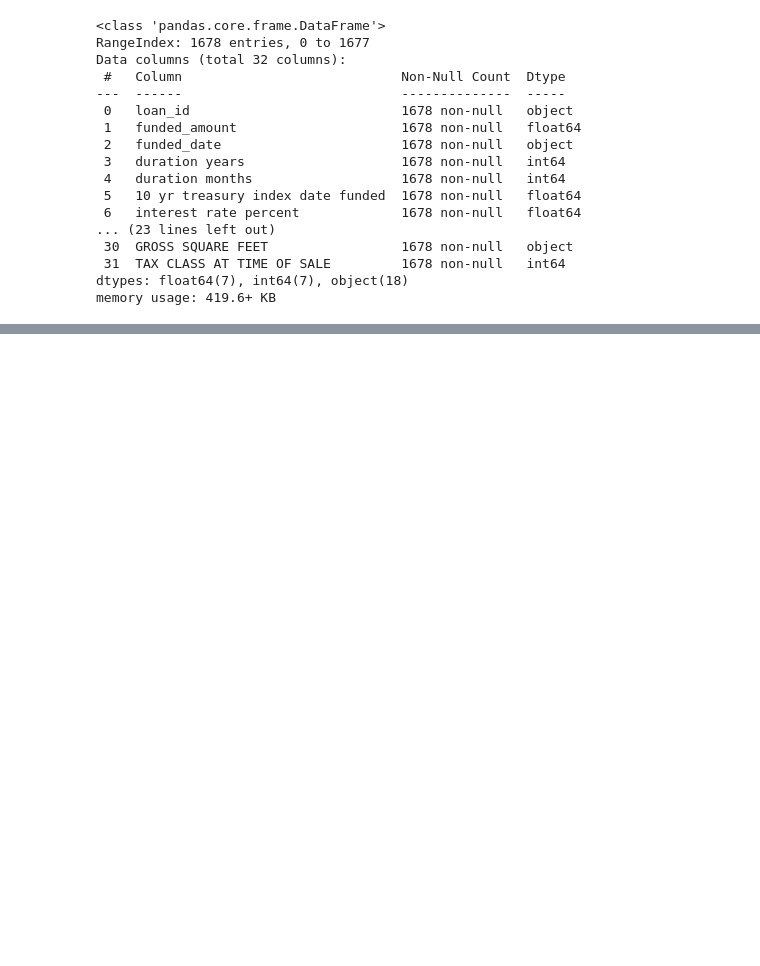
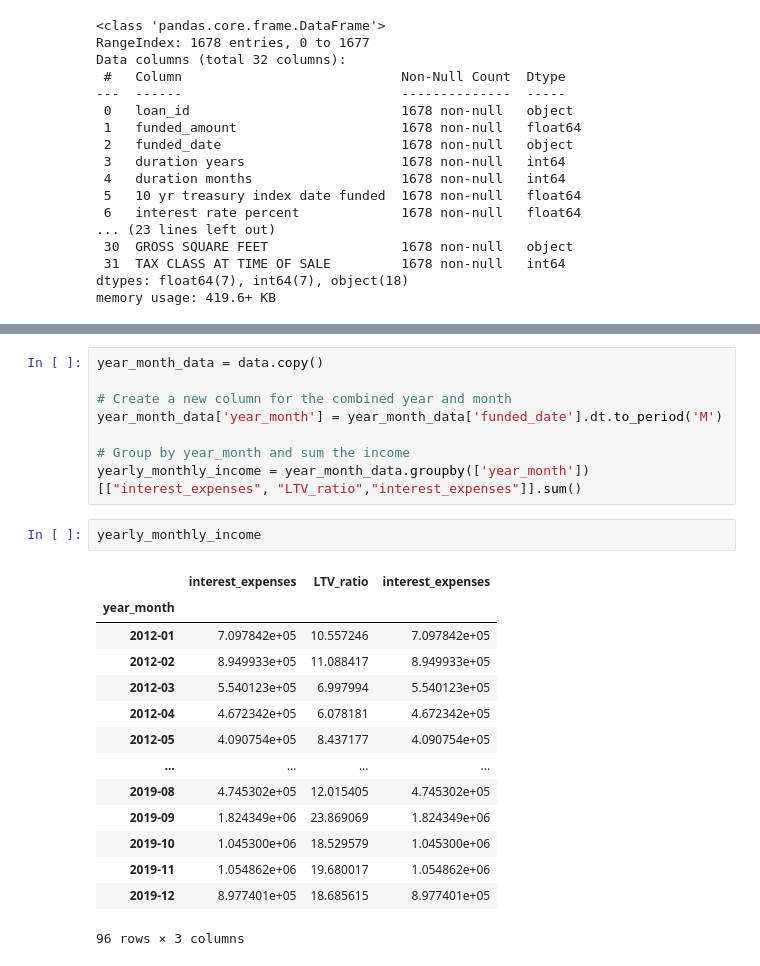
Before and after one commit to abilcode/mansek, a Jupyter notebook: test number 2.ipynb, the cells around one changed output, grey strips where cells are left out. Saved outputs shown, nothing was run; the diff lists cells and outputs as text; blank space fills up the shorter version.

```diff
--- a/test number 2.ipynb
+++ b/test number 2.ipynb
@@ -75,0 +184,25 @@ Name: test_rate, Length: 1678, dtype: float64
+# %%
+year_month_data = data.copy()
+
+# Create a new column for the combined year and month
+year_month_data['year_month'] = year_month_data['funded_date'].dt.to_period('M')
+
+# Group by year_month and sum the income
+yearly_monthly_income = year_month_data.groupby(['year_month'])[["interest_expenses", "LTV_ratio","interest_expenses"]].sum()
+# %%
+yearly_monthly_income
+# %% [output]
+|  | interest_expenses | LTV_ratio | interest_expenses |
+| year_month |  |  |  |
+| 2012-01 | 7.097842e+05 | 10.557246 | 7.097842e+05 |
+| 2012-02 | 8.949933e+05 | 11.088417 | 8.949933e+05 |
+| 2012-03 | 5.540123e+05 | 6.997994 | 5.540123e+05 |
+| 2012-04 | 4.672342e+05 | 6.078181 | 4.672342e+05 |
+| 2012-05 | 4.090754e+05 | 8.437177 | 4.090754e+05 |
+| ... | ... | ... | ... |
+| 2019-08 | 4.745302e+05 | 12.015405 | 4.745302e+05 |
+| 2019-09 | 1.824349e+06 | 23.869069 | 1.824349e+06 |
+| 2019-10 | 1.045300e+06 | 18.529579 | 1.045300e+06 |
+| 2019-11 | 1.054862e+06 | 19.680017 | 1.054862e+06 |
+| 2019-12 | 8.977401e+05 | 18.685615 | 8.977401e+05 |
+96 rows × 3 columns
```
Also changed, not shown: parts of 24 cells of this notebook, 4 other files.
